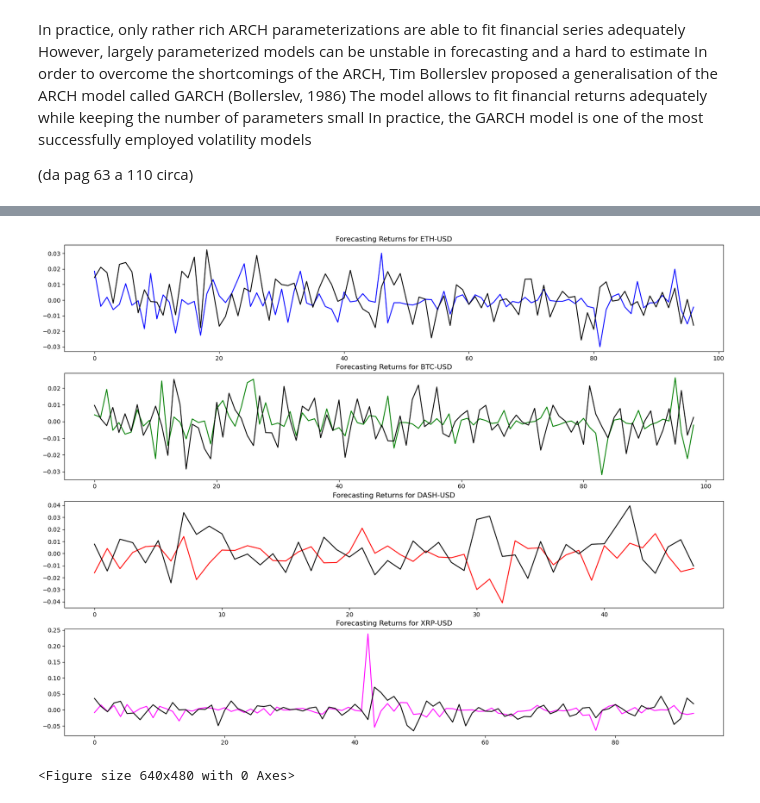
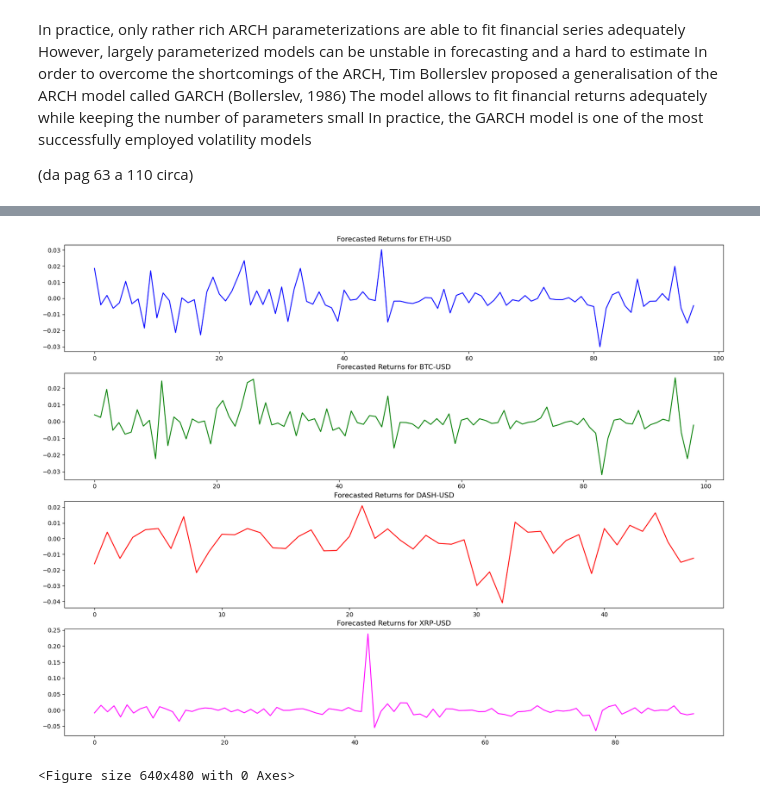
Before and after one commit to SimoneNicosanti/MPSMF_Project, a Jupyter notebook: Progetto.ipynb, the cells around one changed output, grey strips where cells are left out. Cells and saved outputs as stored; diff of their text form; code cells hidden in the pictures.

Commit message:
Refactoring, Predictions
Co-authored-by: Edoardo Manenti <EdoMan000@users.noreply.github.com>

```diff
--- a/Progetto.ipynb
+++ b/Progetto.ipynb
@@ -1285,14 +1117,2 @@ console.print(skewKurtTable)
 # %% [markdown]
 ## 5. Quadratic autocorrelation
-# %%
-N_LAGS = 10
-SIGNIFICANCE_LEVEL = 0.05
-ljungTable = buildTable("Ljung-Box", ["Crypto", "StatValue", "pValue", "Outcome"], ["left", "right", "right", "left"])
-for crypto in cryptoList :
-    testResult = acorr_ljungbox(trainCryptoDiffDict[crypto]["QuadDiff"], lags = N_LAGS)
-    statValue, pValue = testResult["lb_stat"][N_LAGS], testResult["lb_pvalue"][N_LAGS]
-    outcomeString = "Reject" if pValue < SIGNIFICANCE_LEVEL else "Accept"
-    ljungTable.add_row(crypto, str(statValue), str(pValue), outcomeString)
-
-console = Console()
-console.print(ljungTable)
@@ -1368,10 +1183,10 @@ employed volatility models
 #               in termini di mercato ad esempio rendimenti straordinari in positivo o negativo possono capitare non tanto difficilmente -> legato alla skewness e analizzo che a parità di valore assoluto c'è una avversione al rischio e quindi si tende a fuggire dal mercato, calo dei prezzi -> i rendimenti negativi sono più probabili di quelli positivi)
 #               caso reale: vendita automatica con meccanismi di stop-loss
 #               -> caso delle torri gemelle -> indice daws jhons scende vertiginosamente in maniera automatizzata
-residualsDict : {str, pd.Series} = {}
+residualsDict : {str, pd.DataFrame} = {}
 for crypto in cryptoList :
     N_TESTS = testCryptoDiffDict[crypto]["Diff"].shape[0]
     tempCryptoDiff = trainCryptoDiffDict[crypto]["Diff"].copy()
     model = arch_model(tempCryptoDiff)
     results = model.fit(disp='off')  # Setting disp to 'off' to suppress convergence messages
-    residualsDict[crypto] = results.resid
+    residualsDict[crypto] = pd.DataFrame(data = {"Resid" : results.resid})
@@ -1531,12 +1303,14 @@ console.print(quantileTable)
 └──────────┴───────────────────────┴───────────────────────┴──────────────────────┴──────────────────────┘
 # %%
+NUM_SAMPLES = 1000
 fig, axs = plt.subplots(nrows = len(cryptoList), ncols = 1, figsize=(20,15))
 axsIndex = 0
-NUM_SAMPLES = 1000
 np.random.seed(NP_RANDOM_SEED)
+
 for crypto in cryptoList :
     N_TESTS = testCryptoDiffDict[crypto]["Diff"].shape[0]
     tempCryptoDiff = trainCryptoDiffDict[crypto]["Diff"].copy()
+
     i = 0
     for testNum in range(N_TESTS):
         # Create a GARCH model and fit it to the data
@@ -1544,43 +1318,47 @@ for crypto in cryptoList :
         results = model.fit(disp='off')  # Setting disp to 'off' to suppress convergence messages
         # Forecast the next period's conditional variance
         forecast = results.forecast(horizon=1)
         # Extract the forecasted conditional variance
-        forecasted_variance = forecast.variance.values[-1, :]
-        forecasted_mean = forecast.mean.values[-1, :]
+        forecasted_variance = forecast.variance.values[-1, :][0]
+        forecasted_mean = forecast.mean.values[-1, :][0]
+
 #TODO -> SIMULARE MOLTISSIME VOLTE E POI FARE LA MEDIA:
         #su ogni tempo generare quantili empirici e arrivare alle BANDE DI PREDIZIONE
         quantList_25 = []
         quantList_75 = []
         for _ in range(NUM_SAMPLES):
-            # Resampling with replacement
-            #TODO mettere i residui o i dati di training?
+            #TODO mettere i residui o i dati di training
             bootstrapSample = np.random.choice(a=tempCryptoDiff, size=int(residualsDict[crypto].shape[0]*2/3), replace=True)
-            # calcolo quantili 25/75%
             quantList_25.append(np.quantile(a=bootstrapSample, q=0.25))
             quantList_75.append(np.quantile(a=bootstrapSample, q=0.75))
-        # Calculating statistic of interest (e.g., mean, median, etc.)
+
         quantMean_25 = np.mean(quantList_25)
         quantMean_75 = np.mean(quantList_75)
-        # quantMedian_25 = np.median(quantList_25)
-        # quantMedian_75 = np.median(quantList_75)
+
+        # plt.scatter(x, y_true, label='Dati reali', color='blue', alpha=0.5)
+        # plt.plot(i, y_pred, label='revisioni', color='orange')
+        xArray = np.arange(i - 0.25, i + 0.25, 0.01)
+        #axs[axsIndex].fill_between(xArray, [forecasted_mean - quantList_25 * forecasted_variance] * int(len(xArray)), [forecasted_mean + quantMean_75 * forecasted_variance] * int(len(xArray)), color='orange', alpha=0.2, label='Bande di predizione')
 
         # Update your time series with the simulated return for the next period
         tempCryptoDiff.loc[tempCryptoDiff.shape[0]] = testCryptoDiffDict[crypto]["Diff"].iloc[i]
+
         i += 1
+
     axs[axsIndex].plot(testCryptoDiffDict[crypto]["Diff"], color = colors[axsIndex])
-    axs[axsIndex].plot(np.arange(0, N_TESTS, 1), predictions, color = "black")
+    #axs[axsIndex].plot(np.arange(0, N_TESTS, 1), predictions, color = "black")
     axs[axsIndex].set_title("Forecasted Returns for " + crypto)
     axsIndex += 1
 
 plt.show()
 plt.clf()
 
 #TODO plot the actual variance
 # plt.plot(testCryptoDiffDict["ETH-USD"]["QuadDiff"])
 # plt.plot(np.arange(0, N_TESTS, 1), predictions)
 # plt.show()
 # %% [output]
-[figure, old version]
+[figure, new version]
 <Figure size 640x480 with 0 Axes>
 # %%
 #TODO ETHEREUM rigetta lijungbox -> PROVARE: ARMA sui rendimenti / GARCH sui residui del modello ARMA
```
Also changed, not shown: parts of 35 cells of this notebook.
